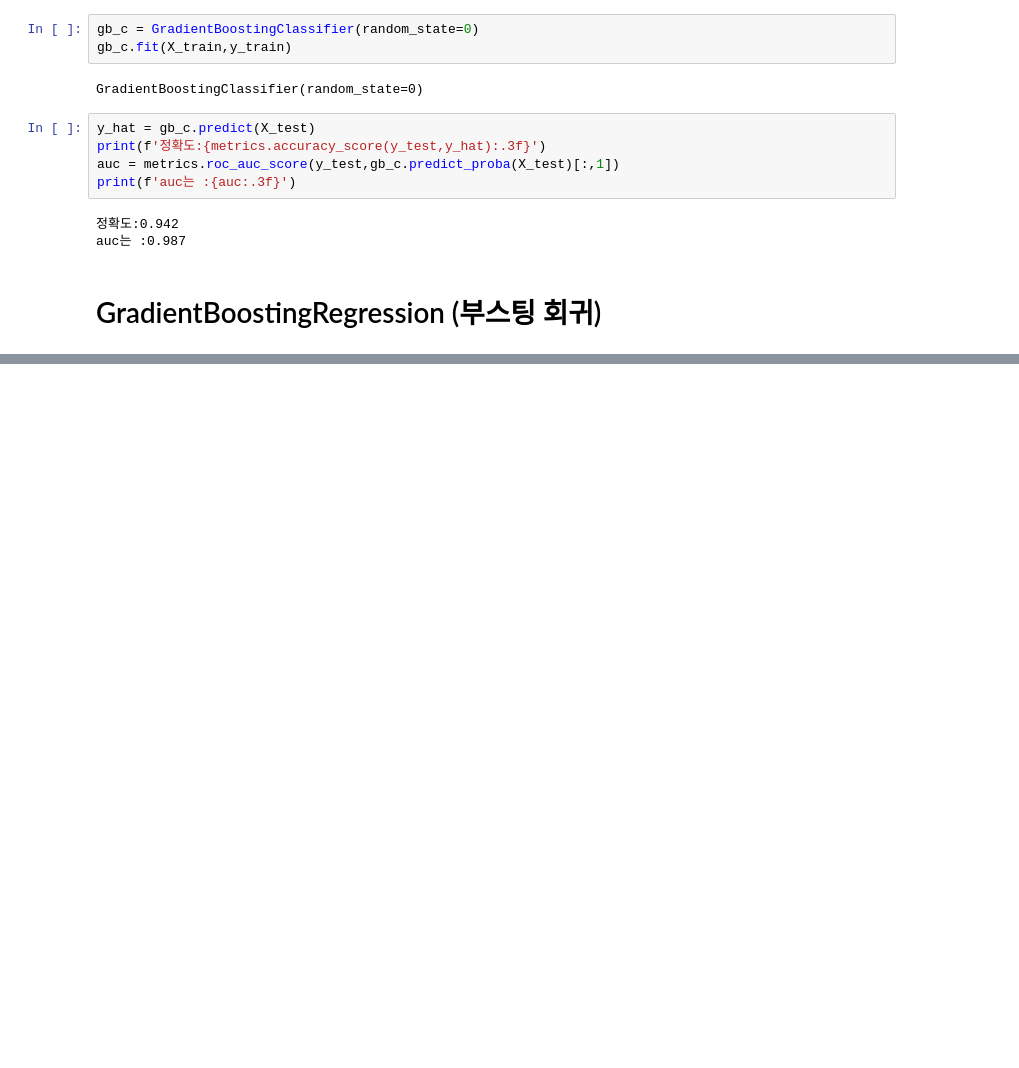
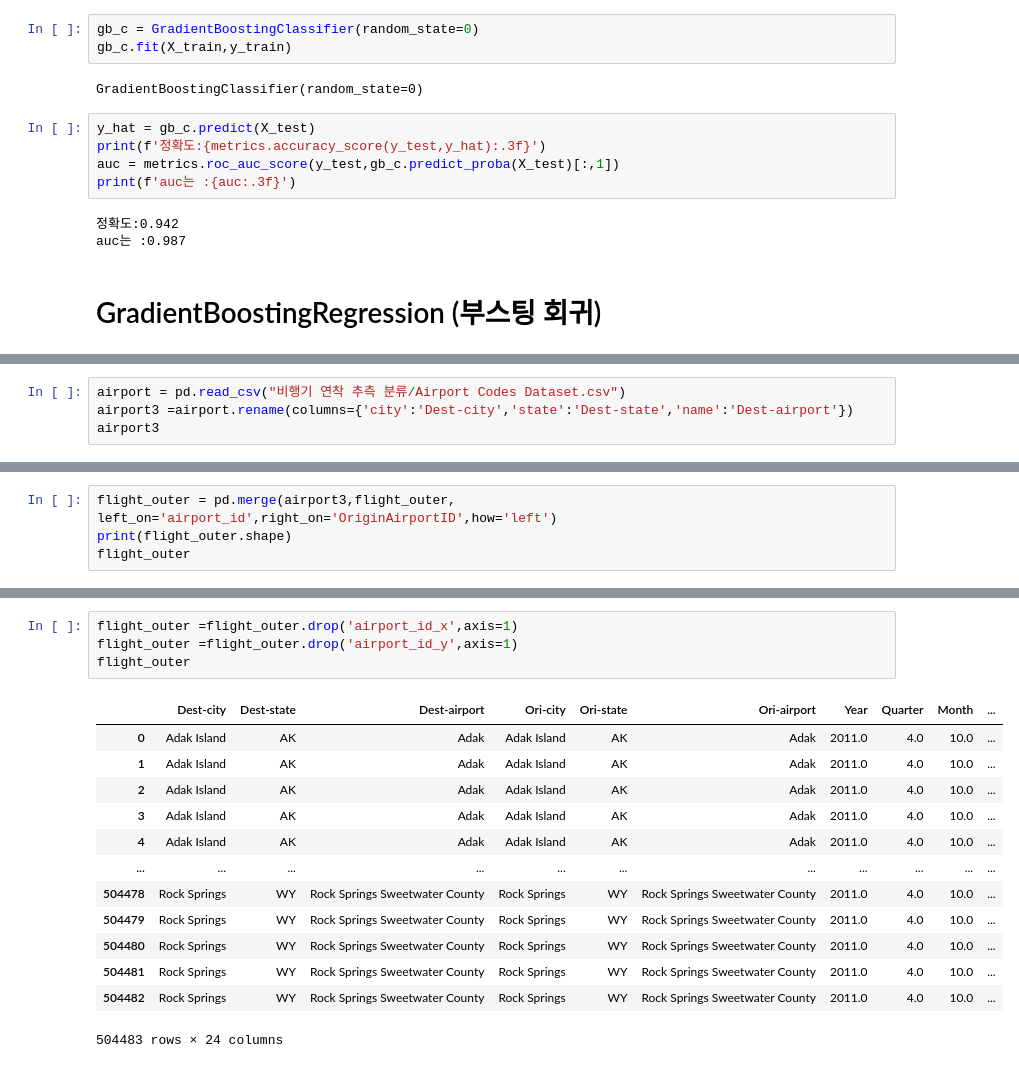
Before and after one commit to jjh9329/numpy-study, a Jupyter notebook: 05.MachinLearning/12Ensemble-Voting-Bosting.ipynb, the cells around one changed output, grey strips where cells are left out. Saved outputs shown, nothing was run; the diff lists cells and outputs as text; blank space fills up the shorter version.

```diff
--- a/05.MachinLearning/12Ensemble-Voting-Bosting.ipynb
+++ b/05.MachinLearning/12Ensemble-Voting-Bosting.ipynb
@@ -130,0 +173,4 @@ auc는 :0.987
+# %%
+airport = pd.read_csv("비행기 연착 추측 분류/Airport Codes Dataset.csv")
+airport3 =airport.rename(columns={'city':'Dest-city','state':'Dest-state','name':'Dest-airport'})
+airport3
@@ -130,0 +191,4 @@ auc는 :0.987
+# %%
+flight_outer = pd.merge(airport3,flight_outer, left_on='airport_id',right_on='OriginAirportID',how='left')
+print(flight_outer.shape)
+flight_outer
@@ -130,0 +210,18 @@ auc는 :0.987
+# %%
+flight_outer =flight_outer.drop('airport_id_x',axis=1)
+flight_outer =flight_outer.drop('airport_id_y',axis=1)
+flight_outer
+# %% [output]
+|  | Dest-city | Dest-state | Dest-airport | Ori-city | Ori-state | Ori-airport | Year | Quarter | Month | ... |
+| 0 | Adak Island | AK | Adak | Adak Island | AK | Adak | 2011.0 | 4.0 | 10.0 | ... |
+| 1 | Adak Island | AK | Adak | Adak Island | AK | Adak | 2011.0 | 4.0 | 10.0 | ... |
+| 2 | Adak Island | AK | Adak | Adak Island | AK | Adak | 2011.0 | 4.0 | 10.0 | ... |
+| 3 | Adak Island | AK | Adak | Adak Island | AK | Adak | 2011.0 | 4.0 | 10.0 | ... |
+| 4 | Adak Island | AK | Adak | Adak Island | AK | Adak | 2011.0 | 4.0 | 10.0 | ... |
+| ... | ... | ... | ... | ... | ... | ... | ... | ... | ... | ... |
+| 504478 | Rock Springs | WY | Rock Springs Sweetwater County | Rock Springs | WY | Rock Springs Sweetwater County | 2011.0 | 4.0 | 10.0 | ... |
+| 504479 | Rock Springs | WY | Rock Springs Sweetwater County | Rock Springs | WY | Rock Springs Sweetwater County | 2011.0 | 4.0 | 10.0 | ... |
+| 504480 | Rock Springs | WY | Rock Springs Sweetwater County | Rock Springs | WY | Rock Springs Sweetwater County | 2011.0 | 4.0 | 10.0 | ... |
+| 504481 | Rock Springs | WY | Rock Springs Sweetwater County | Rock Springs | WY | Rock Springs Sweetwater County | 2011.0 | 4.0 | 10.0 | ... |
+| 504482 | Rock Springs | WY | Rock Springs Sweetwater County | Rock Springs | WY | Rock Springs Sweetwater County | 2011.0 | 4.0 | 10.0 | ... |
+504483 rows × 24 columns
```
Also changed, not shown: parts of 21 cells of this notebook.
